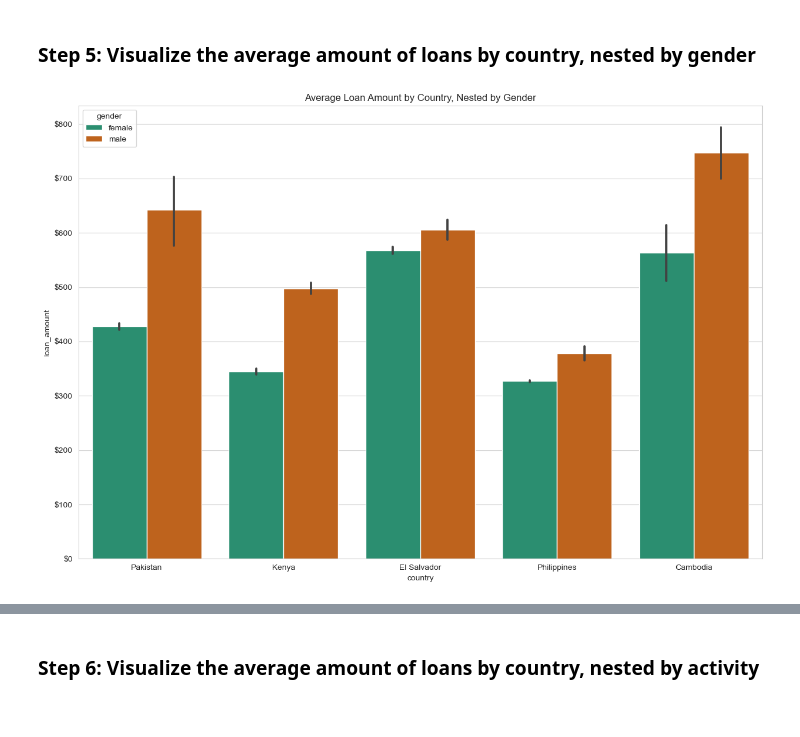
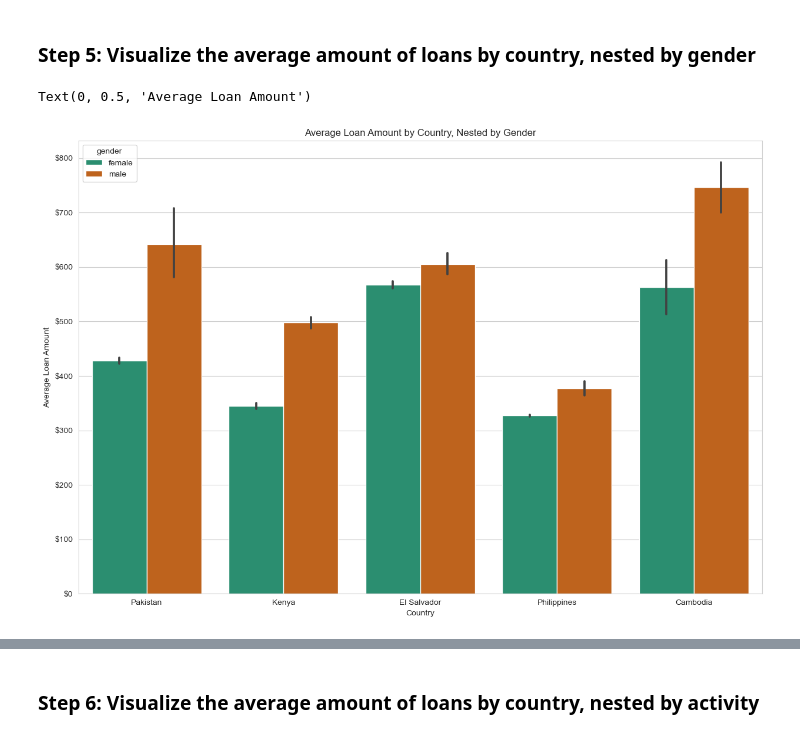
Before and after one commit to Tsvetina17/Data-Visualization-Exercise, a Jupyter notebook: Kiva - Data Visualization, Codecademy Project.ipynb, the cells around one changed output, grey strips where cells are left out. Saved outputs shown, nothing was run; the diff lists cells and outputs as text; code cells hidden in the pictures.

```diff
--- a/Kiva - Data Visualization, Codecademy Project.ipynb
+++ b/Kiva - Data Visualization, Codecademy Project.ipynb
@@ -94,18 +97,21 @@ Cambodia is the country that has the highest average amount of loans awarded by
 # %%
 import matplotlib.ticker as mtick
 
 f, ax = plt.subplots(figsize=(15, 10))
 
 sns.barplot(data = df, x = 'country', y = 'loan_amount', hue = 'gender')
 ax.set_title('Average Loan Amount by Country, Nested by Gender')
 
 # Format the y-axis ticks to include '$' (units of USD)
 fmt = '${x:,.0f}'
 tick = mtick.StrMethodFormatter(fmt)
 ax.yaxis.set_major_formatter(tick)
 
 # Styling
 sns.set_palette('Dark2')
+ax.set_xlabel('Country')
+ax.set_ylabel('Average Loan Amount')
 # %% [output]
+Text(0, 0.5, 'Average Loan Amount')
-[figure, old version]
+[figure, new version]
 # %% [markdown]
```
Also changed, not shown: parts of 9 cells of this notebook.
